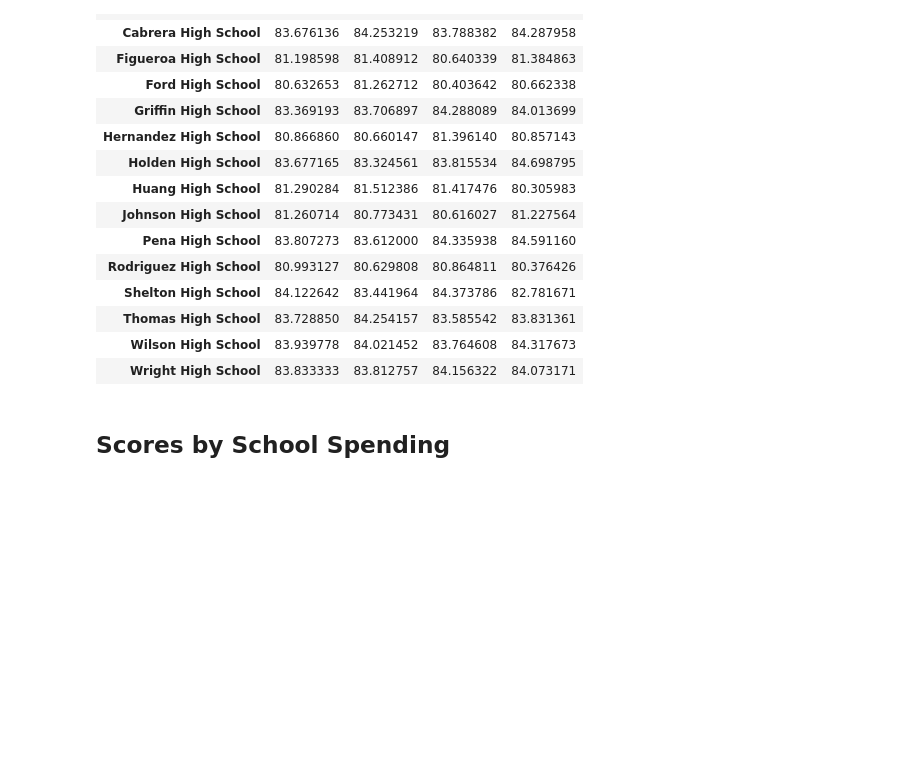
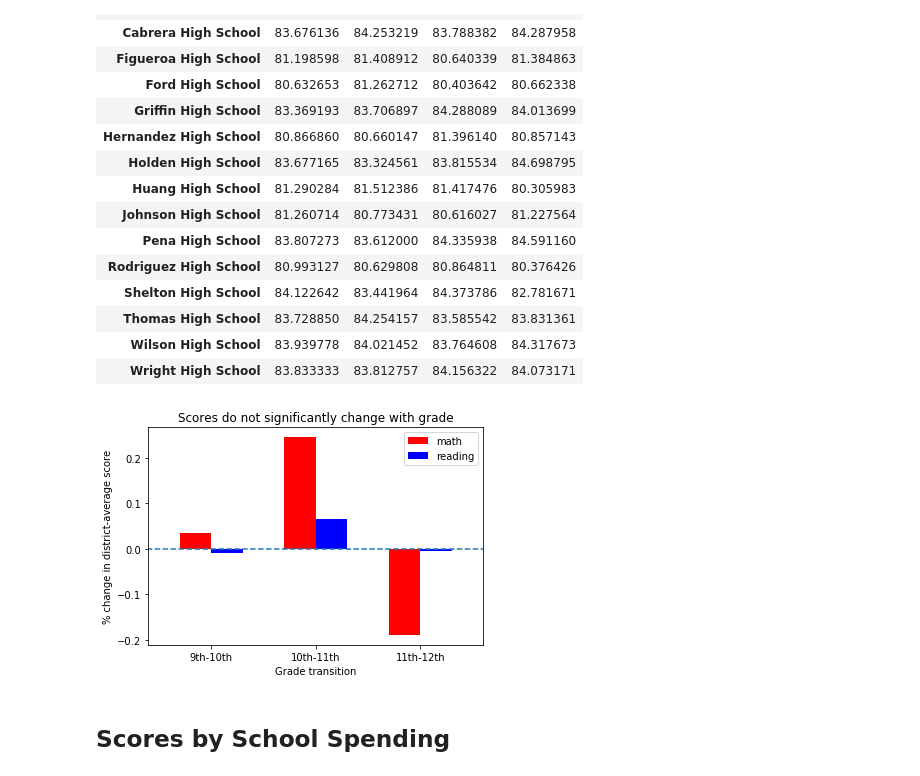
Before and after one commit to eanord4/pandas-challenge, a Jupyter notebook: PyCitySchools/PyCitySchools_EAN.ipynb, the cells around one changed output. Drawn from its saved outputs; the diff is of its cells as text; code cells hidden in the pictures; blank space fills up the shorter version.

```diff
--- a/PyCitySchools/PyCitySchools_EAN.ipynb
+++ b/PyCitySchools/PyCitySchools_EAN.ipynb
@@ -264,10 +291,10 @@ formatted_school_summary(school_summary.sort_values('overall_passing_rate').head
 # %%
 # math scores by grade
 by_school_and_grade = school_data_complete.groupby(['school_name', 'grade'])
-df = by_school_and_grade['math_score'].mean().unstack()
-df.columns.name = df.index.name = None
-df = df[['9th', '10th', '11th', '12th']]
-df
+math_scores = by_school_and_grade['math_score'].mean().unstack()
+math_scores.columns.name = math_scores.index.name = None
+math_scores = math_scores[['9th', '10th', '11th', '12th']]
+math_scores
 # %% [output]
 |  | 9th | 10th | 11th | 12th |
 | Bailey High School | 77.083676 | 76.996772 | 77.515588 | 76.492218 |
@@ -291,10 +318,10 @@ df
 * Perform the same operations as above for reading scores
 # %%
 # reading scores by grade
-df = by_school_and_grade['reading_score'].mean().unstack()
-df.columns.name = df.index.name = None
-df = df[['9th', '10th', '11th', '12th']]
-df
+reading_scores = by_school_and_grade['reading_score'].mean().unstack()
+reading_scores.columns.name = reading_scores.index.name = None
+reading_scores = reading_scores[['9th', '10th', '11th', '12th']]
+reading_scores
 # %% [output]
 |  | 9th | 10th | 11th | 12th |
 | Bailey High School | 81.303155 | 80.907183 | 80.945643 | 80.912451 |
@@ -312,6 +339,35 @@ df
 | Thomas High School | 83.728850 | 84.254157 | 83.585542 | 83.831361 |
 | Wilson High School | 83.939778 | 84.021452 | 83.764608 | 84.317673 |
 | Wright High School | 83.833333 | 83.812757 | 84.156322 | 84.073171 |
+# %%
+# observe trend
+
+width = .3
+
+plt.bar(
+    np.arange(-width/2, 3 - width/2),
+    math_scores.mean().pct_change().iloc[1:] * 100,
+    width,
+    color='red',
+    label='math'
+)
+plt.bar(
+    np.arange(width/2, 3 + width/2),
+    reading_scores.mean().pct_change().iloc[1:] * 100,
+    width,
+    color='blue',
+    label='reading'
+)
+plt.plot((-1, 3), (0, 0), '--')
+plt.legend()
+plt.xlim(-width * 2, 2 + width * 2)
+plt.xticks(range(3), ['9th-10th', '10th-11th', '11th-12th'], rotation=0)
+plt.xlabel('Grade transition')
+plt.ylabel('% change in district-average score')
+plt.title('Scores do not significantly change with grade')
+plt.show()
+# %% [output]
+[figure, added]
 # %% [markdown]
 ## Scores by School Spending
 # %% [markdown]
```
Also changed, not shown: parts of 11 cells of this notebook.
